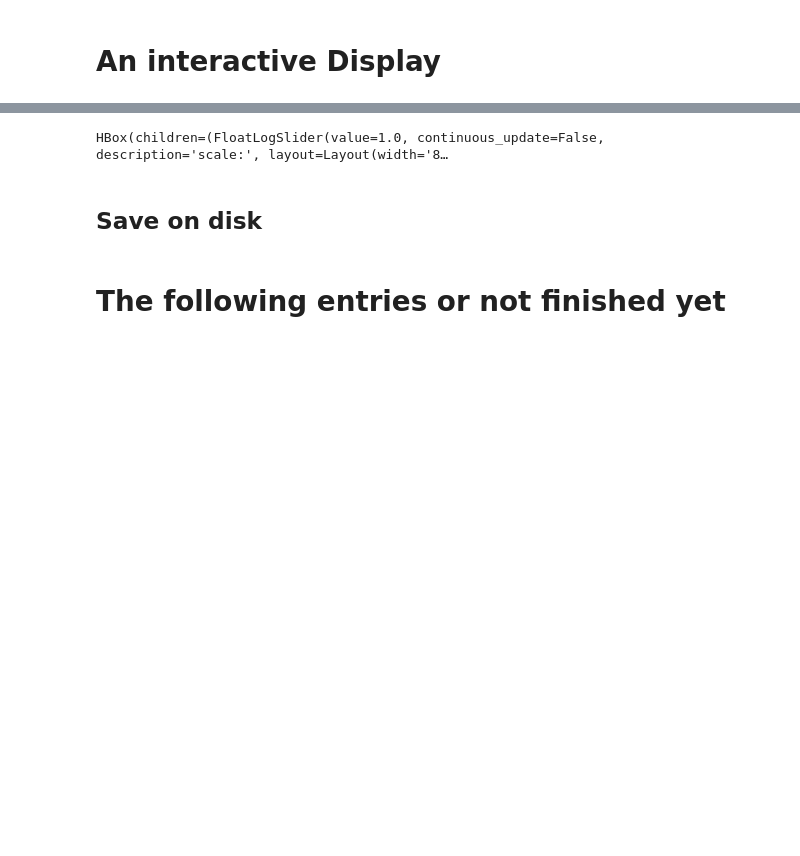
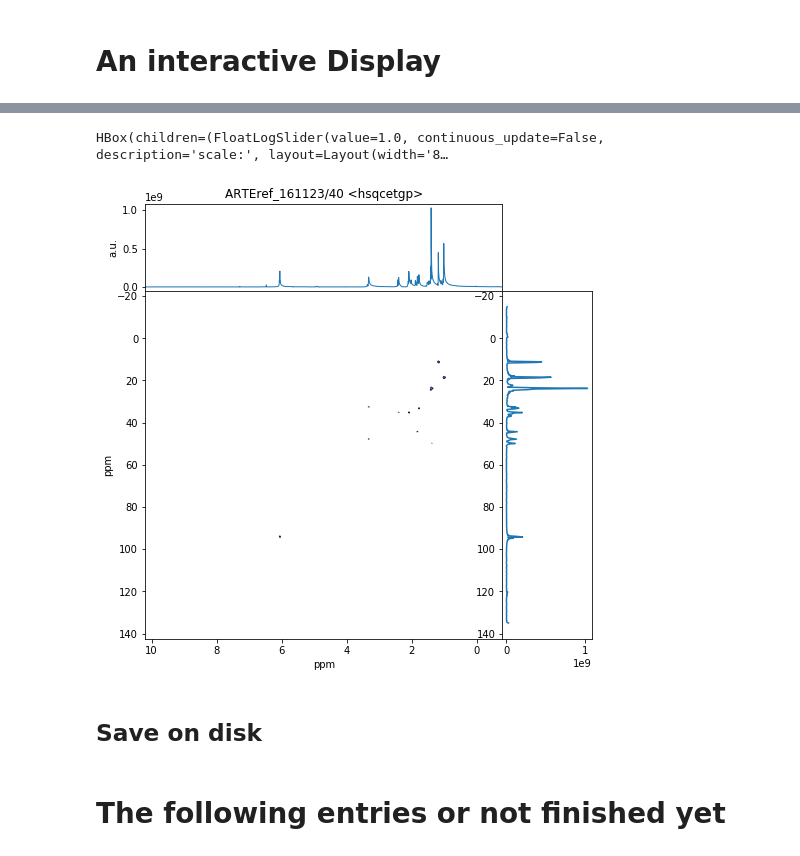
Before and after one commit to spike-project/spike, a Jupyter notebook: Notebooks/Proc2DNMR.ipynb, the cells around one changed output, grey strips where cells are left out. Drawn from its saved outputs; the diff is of its cells as text; code cells hidden in the pictures; blank space fills up the shorter version.

```diff
--- a/Notebooks/Proc2DNMR.ipynb
+++ b/Notebooks/Proc2DNMR.ipynb
@@ -163,5 +146,5 @@ No action
 # An interactive Display
 # %%
 D2.set_unit('ppm')
-b = I.Show2D(D2.copy().real(axis='F1').real(axis='F2'), title="%s %s"%(FC.nmrname,d2.pulprog))
+b = I2D.Show2D(D2.copy().real(axis='F1').real(axis='F2'), title="%s %s"%(FC.nmrname,d2.pulprog))
 # %% [output]
@@ -170,4 +151,5 @@ b = I.Show2D(D2.copy().real(axis='F1').real(axis='F2'), title="%s %s"%(FC.nmrnam
 HBox(children=(FloatLogSlider(value=1.0, continuous_update=False, description='scale:', layout=Layout(width='8…
+[figure, added]
 # %% [markdown]
 ## Save on disk
 # %%
```
Also changed, not shown: parts of 9 cells of this notebook, 6 other files.
